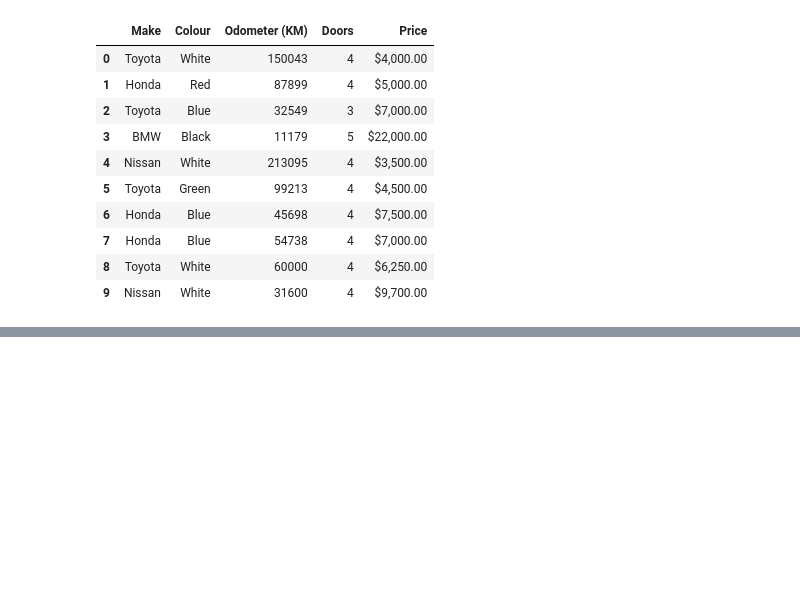
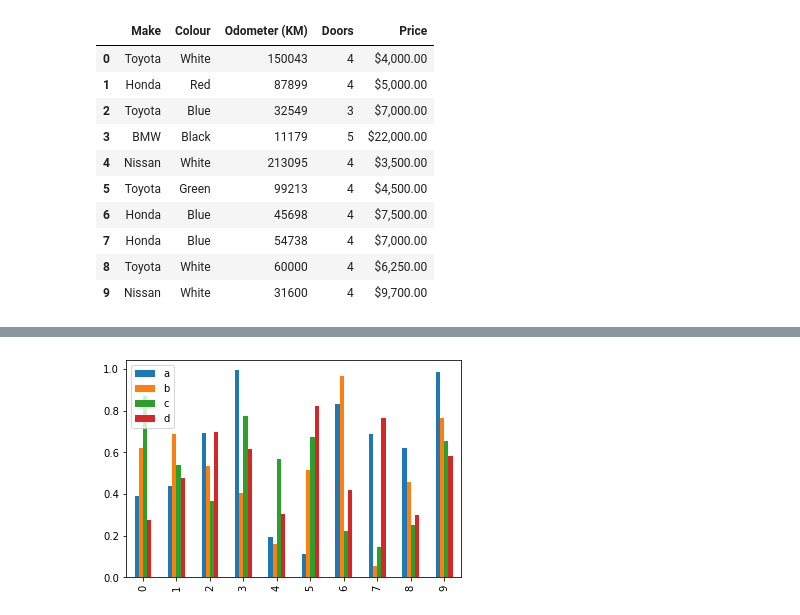
Before and after one commit to molchoun/learning-machine-learning, a Jupyter notebook: matplotlib/matplotlib-introduction.ipynb, the cells around one changed output, grey strips where cells are left out. Saved outputs shown, nothing was run; the diff lists cells and outputs as text; code cells hidden in the pictures; blank space fills up the shorter version.

```diff
--- a/matplotlib/matplotlib-introduction.ipynb
+++ b/matplotlib/matplotlib-introduction.ipynb
@@ -253,0 +308,4 @@ car_sales.plot(x="Sale Date", y="Total Sales");
+# %%
+df.plot(kind='bar');
+# %% [output]
+[figure, added]
```
Also changed, not shown: parts of 41 cells of this notebook.
